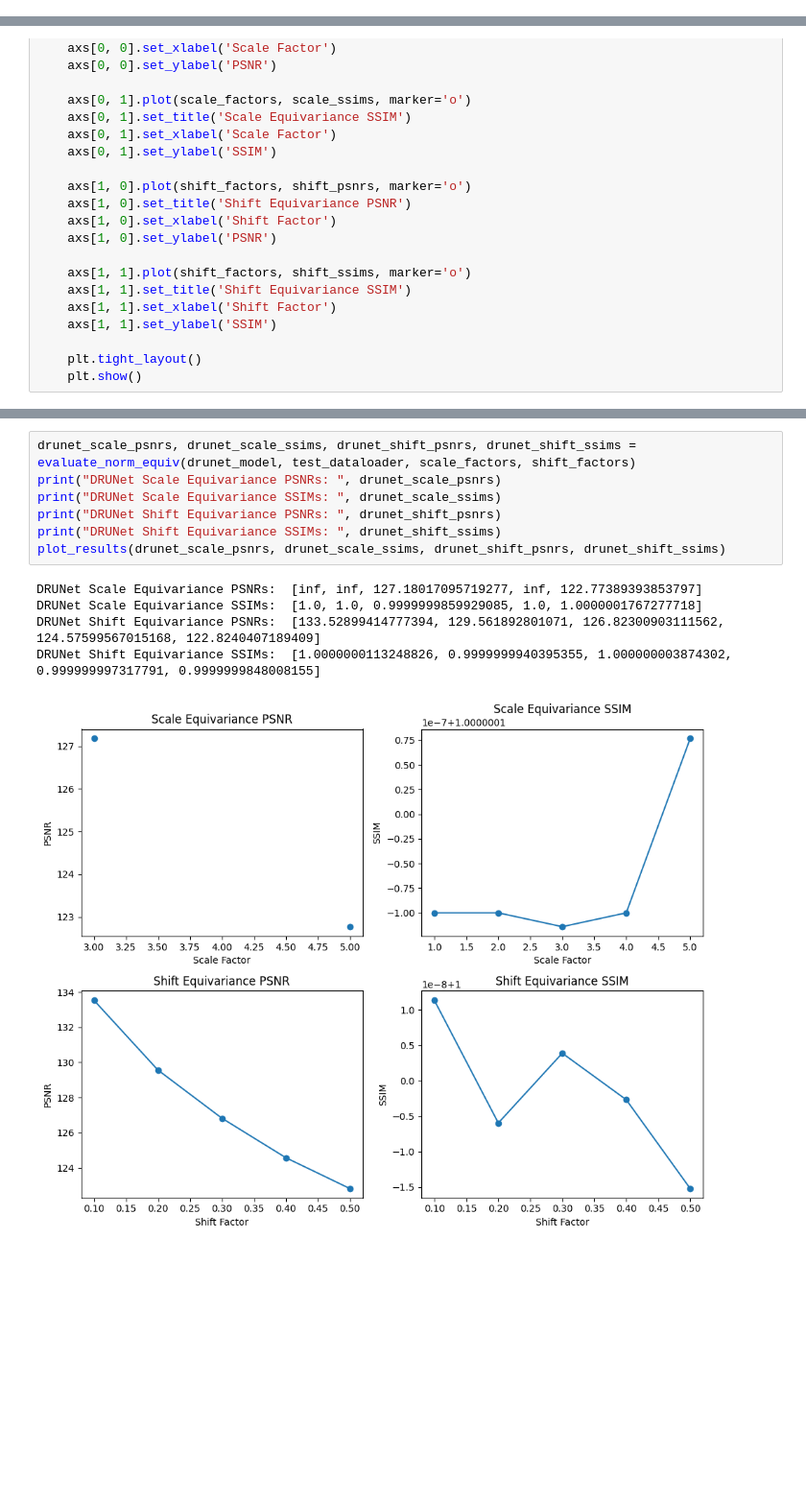
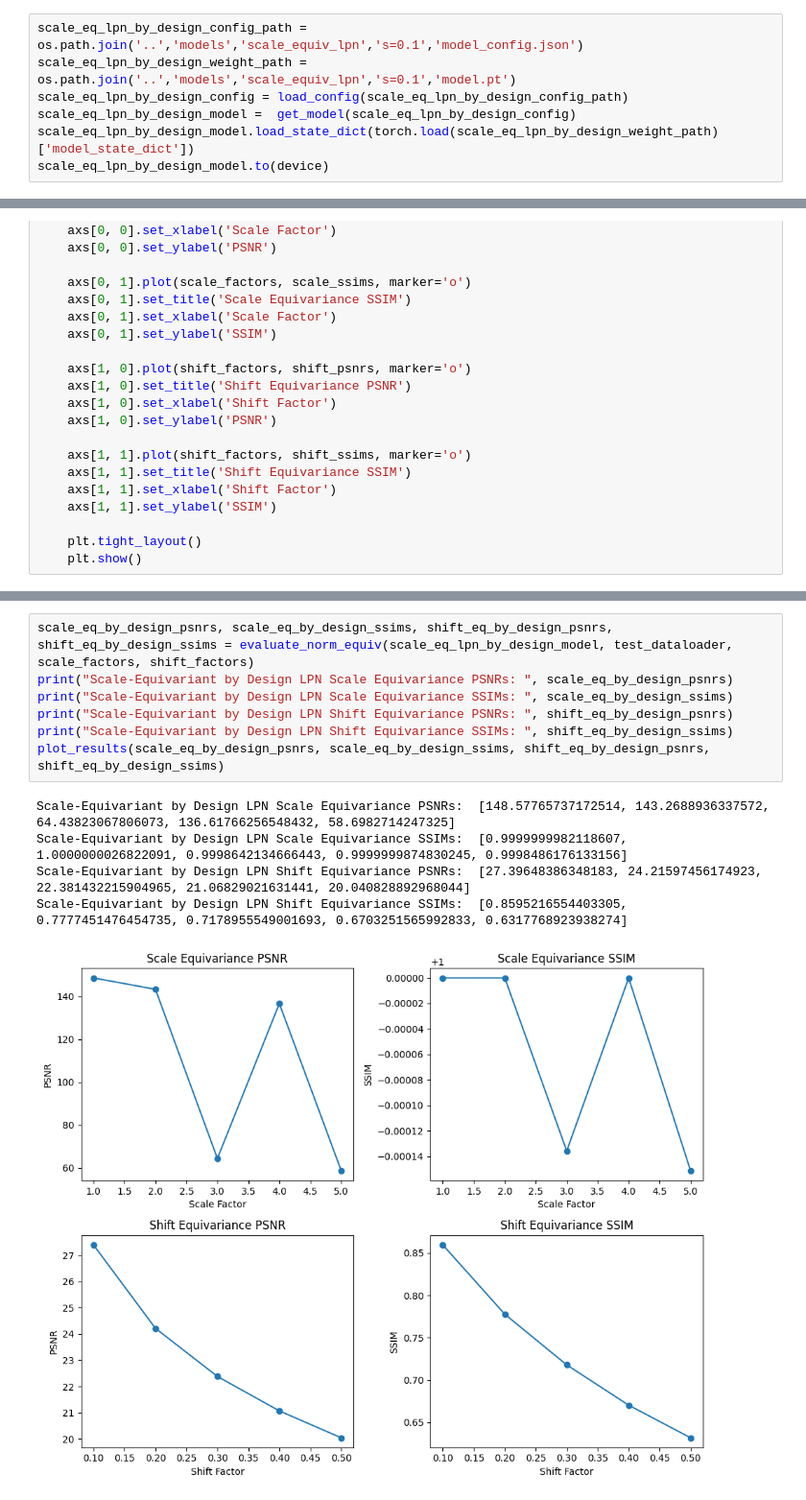
Before and after one commit to OriSavir/learned-proximal-networks, a Jupyter notebook: exps/bsd/notebooks/normalization_equivariance.ipynb, the cells around one changed output, grey strips where cells are left out. Shown at 96% size. Drawn from its saved outputs; the diff is of its cells as text; blank space fills up the shorter version.

```diff
--- a/exps/bsd/notebooks/normalization_equivariance.ipynb
+++ b/exps/bsd/notebooks/normalization_equivariance.ipynb
@@ -131,0 +107,7 @@ DRUNet(
+# %%
+scale_eq_lpn_by_design_config_path = os.path.join('..','models','scale_equiv_lpn','s=0.1','model_config.json')
+scale_eq_lpn_by_design_weight_path = os.path.join('..','models','scale_equiv_lpn','s=0.1','model.pt')
+scale_eq_lpn_by_design_config = load_config(scale_eq_lpn_by_design_config_path)
+scale_eq_lpn_by_design_model =  get_model(scale_eq_lpn_by_design_config)
+scale_eq_lpn_by_design_model.load_state_dict(torch.load(scale_eq_lpn_by_design_weight_path)['model_state_dict'])
+scale_eq_lpn_by_design_model.to(device)
@@ -282,13 +309,13 @@ NE by Forward LPN Shift Equivariance SSIMs:  [0.9999999940395355, 1.000000006556
-# %%
-drunet_scale_psnrs, drunet_scale_ssims, drunet_shift_psnrs, drunet_shift_ssims = evaluate_norm_equiv(drunet_model, test_dataloader, scale_factors, shift_factors)
-print("DRUNet Scale Equivariance PSNRs: ", drunet_scale_psnrs)
-print("DRUNet Scale Equivariance SSIMs: ", drunet_scale_ssims)
-print("DRUNet Shift Equivariance PSNRs: ", drunet_shift_psnrs)
-print("DRUNet Shift Equivariance SSIMs: ", drunet_shift_ssims)
-plot_results(drunet_scale_psnrs, drunet_scale_ssims, drunet_shift_psnrs, drunet_shift_ssims)
-# %% [output]
-DRUNet Scale Equivariance PSNRs:  [inf, inf, 127.18017095719277, inf, 122.77389393853797]
-DRUNet Scale Equivariance SSIMs:  [1.0, 1.0, 0.9999999859929085, 1.0, 1.0000001767277718]
-DRUNet Shift Equivariance PSNRs:  [133.52899414777394, 129.561892801071, 126.82300903111562, 124.57599567015168, 122.8240407189409]
-DRUNet Shift Equivariance SSIMs:  [1.0000000113248826, 0.9999999940395355, 1.000000003874302, 0.999999997317791, 0.9999999848008155]
-[figure, removed]
+# %%
+scale_eq_by_design_psnrs, scale_eq_by_design_ssims, shift_eq_by_design_psnrs, shift_eq_by_design_ssims = evaluate_norm_equiv(scale_eq_lpn_by_design_model, test_dataloader, scale_factors, shift_factors)
+print("Scale-Equivariant by Design LPN Scale Equivariance PSNRs: ", scale_eq_by_design_psnrs)
+print("Scale-Equivariant by Design LPN Scale Equivariance SSIMs: ", scale_eq_by_design_ssims)
+print("Scale-Equivariant by Design LPN Shift Equivariance PSNRs: ", shift_eq_by_design_psnrs)
+print("Scale-Equivariant by Design LPN Shift Equivariance SSIMs: ", shift_eq_by_design_ssims)
+plot_results(scale_eq_by_design_psnrs, scale_eq_by_design_ssims, shift_eq_by_design_psnrs, shift_eq_by_design_ssims)
+# %% [output]
+Scale-Equivariant by Design LPN Scale Equivariance PSNRs:  [148.57765737172514, 143.2688936337572, 64.43823067806073, 136.61766256548432, 58.6982714247325]
+Scale-Equivariant by Design LPN Scale Equivariance SSIMs:  [0.9999999982118607, 1.0000000026822091, 0.9998642134666443, 0.9999999874830245, 0.9998486176133156]
+Scale-Equivariant by Design LPN Shift Equivariance PSNRs:  [27.39648386348183, 24.21597456174923, 22.381432215904965, 21.06829021631441, 20.040828892968044]
+Scale-Equivariant by Design LPN Shift Equivariance SSIMs:  [0.8595216554403305, 0.7777451476454735, 0.7178955549001693, 0.6703251565992833, 0.6317768923938274]
+[figure, added]
```
Also changed, not shown: parts of 7 cells of this notebook, 6 other files.
